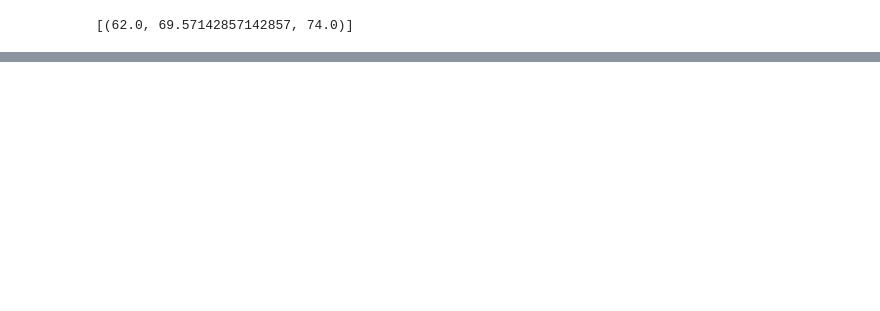
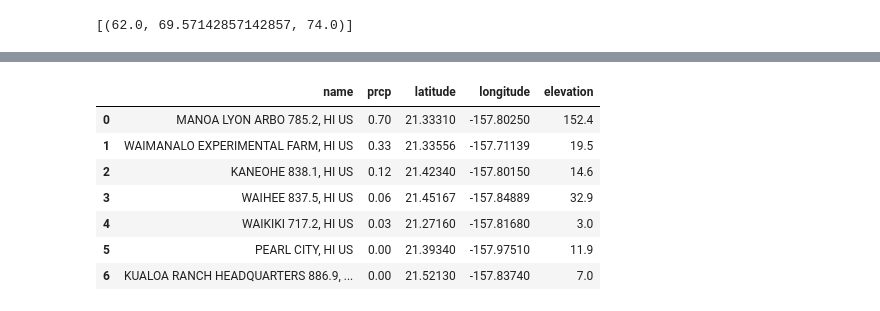
Before and after one commit to SurabhiSood/SQLAlchemy_Project, a Jupyter notebook: climate_starter.ipynb, the cells around one changed output, grey strips where cells are left out. Drawn from its saved outputs; the diff is of its cells as text; code cells hidden in the pictures; blank space fills up the shorter version.

```diff
--- a/climate_starter.ipynb
+++ b/climate_starter.ipynb
@@ -263,6 +280,32 @@ un_pairedTtest_indResult(statistic=array([31.60372399]), pvalue=array([3.9025129
 # %%
 # Calculate the total amount of rainfall per weather station for your trip dates using the previous year's matching dates.
 # Sort this in descending order by precipitation amount and list the station, name, latitude, longitude, and elevation
+
+arrival_date = dt.date(2018,7,20)
+depart_date = dt.date(2018,8,10)
+
+#finding matching dates yearback
+year_back_date1 = arrival_date - dt.timedelta(days=365)
+year_back_date2 = depart_date - dt.timedelta(days=365)
+
+stmt = session.query(Station.name,Measurement.prcp,Station.latitude,Station.longitude,Station.elevation).\
+       filter(Measurement.station == Station.station).\
+       filter(Measurement.date >= year_back_date1).\
+       filter(Measurement.date <= year_back_date2).\
+       group_by(Station.name).\
+       order_by(desc(Measurement.prcp)).statement
+
+prcp_df2 = pd.read_sql_query(stmt,session.bind)
+prcp_df2
+# %% [output]
+|  | name | prcp | latitude | longitude | elevation |
+| 0 | MANOA LYON ARBO 785.2, HI US | 0.70 | 21.33310 | -157.80250 | 152.4 |
+| 1 | WAIMANALO EXPERIMENTAL FARM, HI US | 0.33 | 21.33556 | -157.71139 | 19.5 |
+| 2 | KANEOHE 838.1, HI US | 0.12 | 21.42340 | -157.80150 | 14.6 |
+| 3 | WAIHEE 837.5, HI US | 0.06 | 21.45167 | -157.84889 | 32.9 |
+| 4 | WAIKIKI 717.2, HI US | 0.03 | 21.27160 | -157.81680 | 3.0 |
+| 5 | PEARL CITY, HI US | 0.00 | 21.39340 | -157.97510 | 11.9 |
+| 6 | KUALOA RANCH HEADQUARTERS 886.9, ... | 0.00 | 21.52130 | -157.83740 | 7.0 |
 # %%
 # Create a query that will calculate the daily normals
 # (i.e. the averages for tmin, tmax, and tavg for all historic data matching a specific month and day)
```
Also changed, not shown: parts of 9 cells of this notebook.
